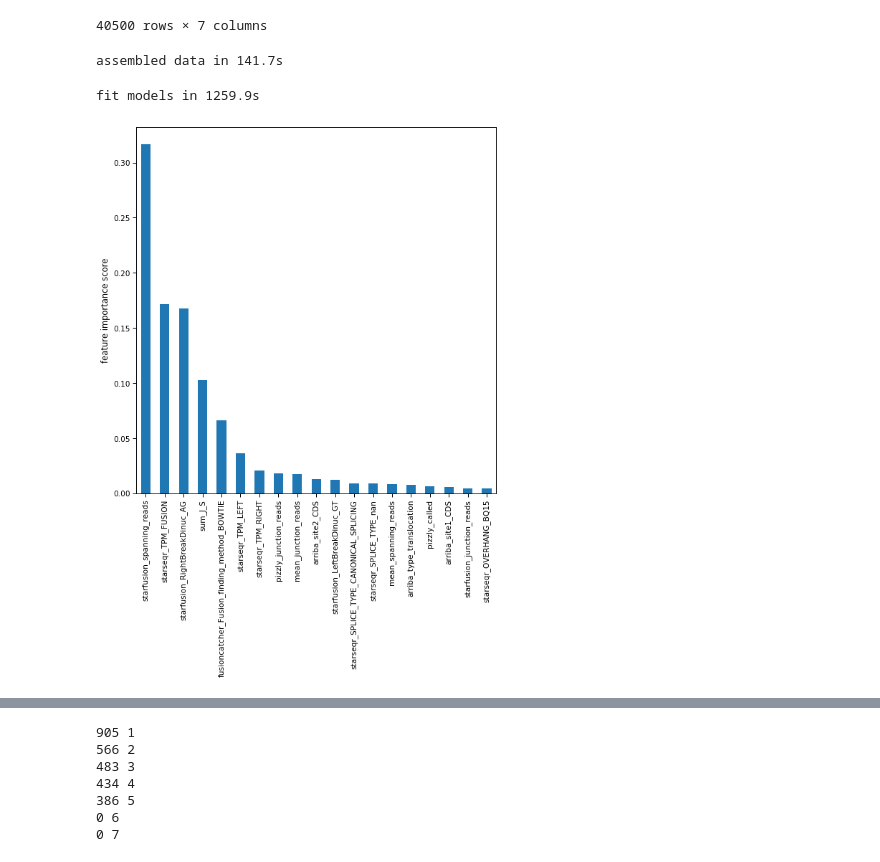
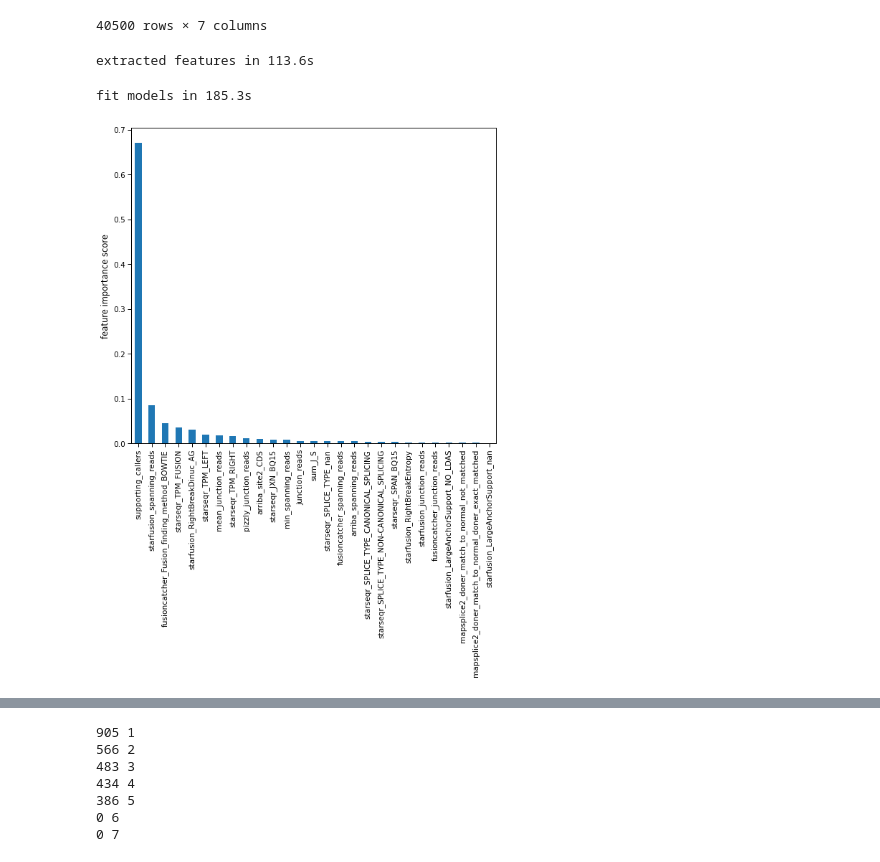
Before and after one commit to olopade-lab/fusion-ensembler, a Jupyter notebook: notebooks/polyfuse-50.ipynb, the cells around one changed output, grey strips where cells are left out. Cells and saved outputs as stored; diff of their text form; code cells hidden in the pictures.

```diff
--- a/notebooks/polyfuse-50.ipynb
+++ b/notebooks/polyfuse-50.ipynb
@@ -78,10 +77,10 @@ training_samples = samples[:int(len(samples) * training_fraction)]
 testing_samples = samples[int(len(samples) * training_fraction):]
 # %%
 start = time.time()
-x_train, y_train = modeling.assemble_data(training_samples, callers, out_dir)
-print('assembled data in {:.1f}s'.format((time.time() - start)))
+x_train, y_train = modeling.extract_features(training_samples, callers, out_dir)
+print('extracted features in {:.1f}s'.format((time.time() - start)))
 # %% [output]
-assembled data in 141.7s
+extracted features in 113.6s
 # %%
 start = time.time()
 os.makedirs(os.path.join(out_dir, 'models'), exist_ok=True)
@@ -112,54 +111,63 @@ optimized_features = [
     'starseqr_SPLICE_TYPE_CANONICAL_SPLICING', 'starseqr_SPLICE_TYPE_nan', 'starfusion_LeftBreakDinuc_GT',
     'starfusion_RightBreakDinuc_AG', 'arriba_site1_CDS', 'arriba_site2_CDS', 'arriba_type_translocation'
 ]
+optimized_features = [
+    'mean_spanning_reads', 'mean_junction_reads', 'starfusion_spanning_reads', 'starfusion_junction_reads',
+    'pizzly_called', 'pizzly_junction_reads', 'starseqr_OVERHANG_BQ15', 'starseqr_TPM_FUSION', 'starseqr_TPM_LEFT',
+    'starseqr_TPM_RIGHT', 'sum_J_S', 'fusioncatcher_Fusion_finding_method_BOWTIE',
+    'starseqr_SPLICE_TYPE_CANONICAL_SPLICING', 'starseqr_SPLICE_TYPE_nan', 'starfusion_LeftBreakDinuc_GT',
+    'starfusion_RightBreakDinuc_AG', 'arriba_site1_CDS', 'arriba_site2_CDS', 'arriba_type_translocation',
+    'supporting_callers', 'max_junction_reads', 'min_junction_reads', 'max_spanning_reads', 'min_spanning_reads'
+]
+optimized_features = ['mean_junction_reads', 'min_spanning_reads', 'starfusion_spanning_reads', 'starfusion_junction_reads', 'arriba_spanning_reads', 'fusioncatcher_spanning_reads', 'fusioncatcher_junction_reads', 'pizzly_junction_reads', 'junction_reads', 'starseqr_SPAN_BQ15', 'starseqr_JXN_BQ15', 'starseqr_TPM_FUSION', 'starseqr_TPM_LEFT', 'starseqr_TPM_RIGHT', 'starfusion_RightBreakEntropy', 'sum_J_S', 'supporting_callers', 'fusioncatcher_Fusion_finding_method_BOWTIE', 'starseqr_SPLICE_TYPE_CANONICAL_SPLICING', 'starseqr_SPLICE_TYPE_NON-CANONICAL_SPLICING', 'starseqr_SPLICE_TYPE_nan', 'mapsplice2_doner_match_to_normal_doner_exact_matched', 'mapsplice2_doner_match_to_normal_not_matched', 'starfusion_LargeAnchorSupport_NO_LDAS', 'starfusion_LargeAnchorSupport_nan', 'starfusion_RightBreakDinuc_AG', 'arriba_site2_CDS']
 classifiers = []
 for features in [
             #base_columns,
             optimized_features
         ]:
-    label = 'DefaultSVC{}F'.format(len(features))
-    trans = 'flatten'
-    classifier = svm.SVC(probability=True)
-    classifier.fit(getattr(transformations, trans)(x_train[features]), y_train)
-    joblib.dump(classifier, os.path.join(model_dir, label + '.joblib'))
-    classifiers += [(features, label, trans)]
+#     label = 'DefaultSVC{}F'.format(len(features))
+#     trans = 'flatten'
+#     classifier = svm.SVC(probability=True)
+#     classifier.fit(getattr(transformations, trans)(x_train[features]), y_train)
+#     joblib.dump(classifier, os.path.join(model_dir, label + '.joblib'))
+#     classifiers += [(features, label, trans)]
 
-    label = 'SVC{}F'.format(len(features))
-    trans = 'flatten'
-    classifier = svm.SVC(C=10, gamma='auto', probability=True)
-    classifier.fit(getattr(transformations, trans)(x_train[features]), y_train)
-    joblib.dump(classifier, os.path.join(model_dir, label + '.joblib'))
-    classifiers += [(features, label, trans)]
+#     label = 'SVC{}F'.format(len(features))
+#     trans = 'flatten'
+#     classifier = svm.SVC(C=10, gamma='auto', probability=True)
+#     classifier.fit(getattr(transformations, trans)(x_train[features]), y_train)
+#     joblib.dump(classifier, os.path.join(model_dir, label + '.joblib'))
+#     classifiers += [(features, label, trans)]
 
-    label = 'RFC{}F'.format(len(features))
-    trans = 'noop'
-    classifier = ensemble.RandomForestClassifier()
-    classifier.fit(getattr(transformations, trans)(x_train[features]), y_train)
-    joblib.dump(classifier, os.path.join(model_dir, label + '.joblib'))
-    classifiers += [(features, label, trans)]
+#     label = 'RFC{}F'.format(len(features))
+#     trans = 'noop'
+#     classifier = ensemble.RandomForestClassifier()
+#     classifier.fit(getattr(transformations, trans)(x_train[features]), y_train)
+#     joblib.dump(classifier, os.path.join(model_dir, label + '.joblib'))
+#     classifiers += [(features, label, trans)]
 
     label = 'DefaultGBC{}F'.format(len(features))
     trans = 'noop'
     classifier = ensemble.GradientBoostingClassifier()
     classifier.fit(getattr(transformations, trans)(x_train[features]), y_train)
     joblib.dump(classifier, os.path.join(model_dir, label + '.joblib'))
     classifiers += [(features, label, trans)]
 
     label = 'GBC{}F'.format(len(features))
     trans = 'noop'
     classifier = ensemble.GradientBoostingClassifier(learning_rate=0.05, n_estimators=1250, subsample=1.)
     classifier.fit(getattr(transformations, trans)(x_train[features]), y_train)
     joblib.dump(classifier, os.path.join(model_dir, label + '.joblib'))
     classifiers += [(features, label, trans)]
 
     plt.figure(figsize=(8, 11))
     feature_importances = pd.Series(classifier.feature_importances_, features).sort_values(ascending=False)
     feature_importances.plot(kind='bar')
     plt.ylabel('feature importance score')
     plt.savefig('plots/GBC_feature_importances.pdf')
 
 
 print('fit models in {:.1f}s'.format((time.time() - start)))
 # %% [output]
-fit models in 1259.9s
+fit models in 185.3s
-[figure, old version]
+[figure, new version]
```
Also changed, not shown: parts of 15 cells of this notebook, 2 other files.
